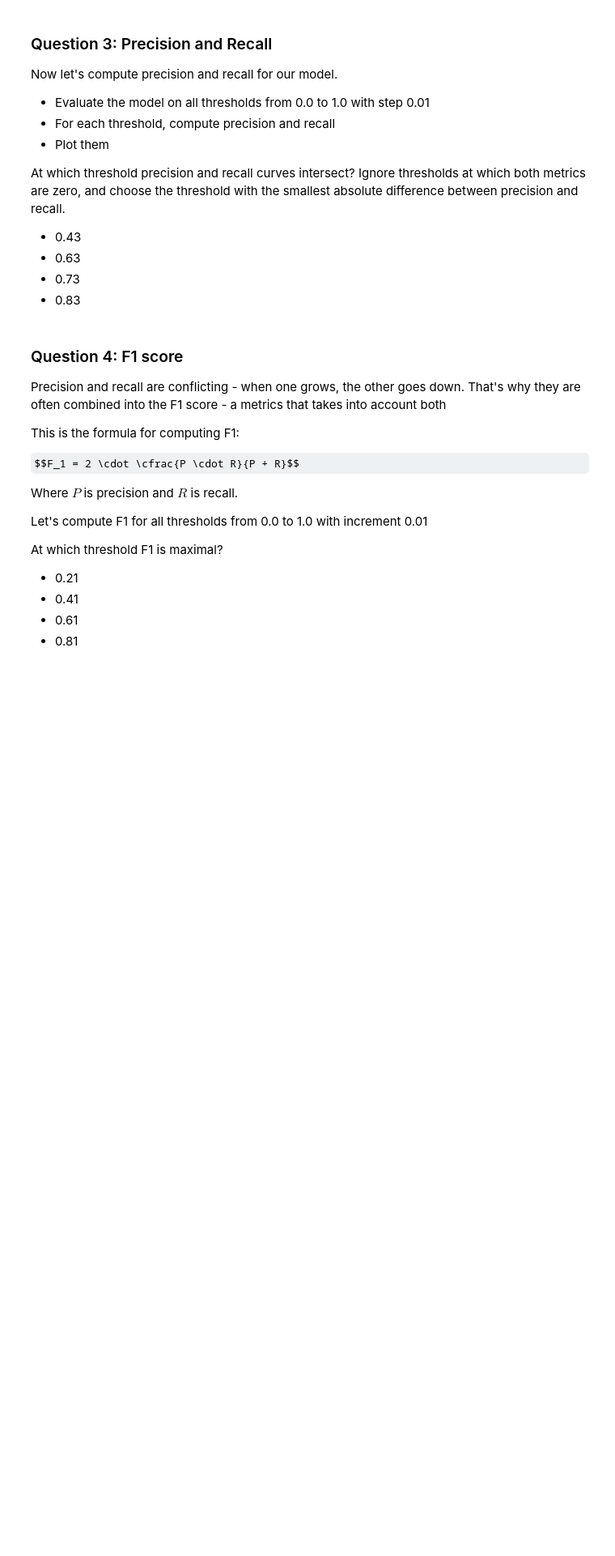
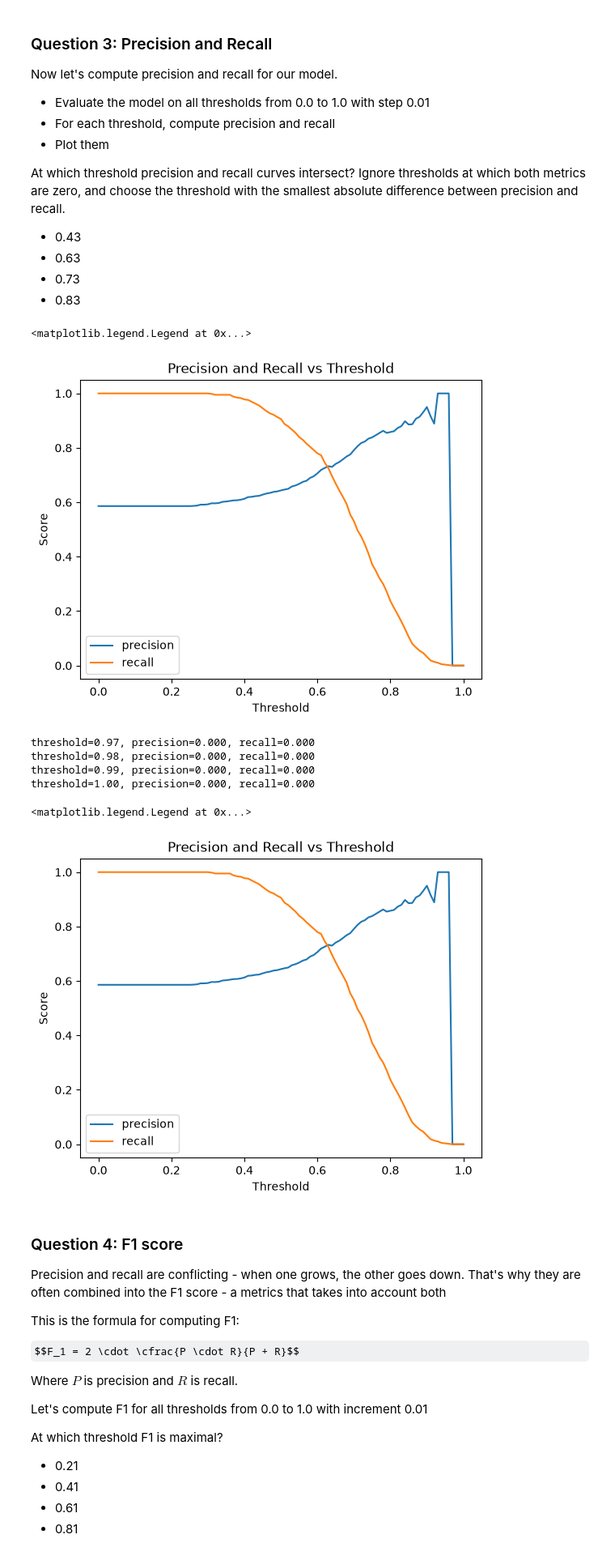
Before and after one commit to Mufado/Machine-Learning-Zoomcamp-2026, a Jupyter notebook: 04-evaluation/homework.ipynb, the cells around one changed output. Shown at 81% size. Drawn from its saved outputs; the diff is of its cells as text; code cells hidden in the pictures; some formulas as TeX source; blank space fills up the shorter version.

```diff
--- a/04-evaluation/homework.ipynb
+++ b/04-evaluation/homework.ipynb
@@ -149,3 +198,18 @@ What's the AUC of this model on the validation dataset? (round to 3 digits)
 - 0.632
 - 0.732
 - 0.832
+# %%
+dv = DictVectorizer(sparse=False)
+
+train_dicts = df_train[categorical + numerical].to_dict(orient='records')
+X_train = dv.fit_transform(train_dicts)
+
+val_dicts = df_val[categorical + numerical].to_dict(orient='records')
+X_val = dv.transform(val_dicts)
+
+model = LogisticRegression(solver='liblinear', C=1.0, max_iter=1000)
+model.fit(X_train, y_train)
+
+y_pred = model.predict_proba(X_val)[:, 1]
+
+round(roc_auc_score(y_val, y_pred), 3)
@@ -166,6 +234,50 @@ absolute difference between precision and recall.
 * 0.63
 * 0.73
 * 0.83
+# %%
+threshoulds = np.linspace(0, 1, 101)
+
+precisions = []
+recalls = []
+
+for t in threshoulds:
+    actual_positive = y_val == 1
+    actual_negative = y_val == 0
+
+    predict_positive = y_pred >= t
+    predict_negative = y_pred < t
+
+    tp = (actual_positive & predict_positive).sum()
+    fp = (actual_negative & predict_positive).sum()
+
+    tn = (actual_negative & predict_negative).sum()
+    fn = (actual_positive & predict_negative).sum()
+
+    p = tp / (tp + fp) if (tp + fp) > 0 else 0
+    r = tp / (tp + fn) if (tp + fn) > 0 else 0
+
+    if p == r:
+        print(f'threshold={t:.2f}, precision={p:.3f}, recall={r:.3f}')
+
+    precisions.append(p)
+    recalls.append(r)
+
+plt.plot(threshoulds, precisions, label='precision')
+plt.plot(threshoulds, recalls, label='recall')
+
+plt.xlabel('Threshold')
+plt.ylabel('Score')
+plt.title('Precision and Recall vs Threshold')
+plt.legend()
+# %% [output]
+<matplotlib.legend.Legend at 0x...>
+[figure, added]
+threshold=0.97, precision=0.000, recall=0.000
+threshold=0.98, precision=0.000, recall=0.000
+threshold=0.99, precision=0.000, recall=0.000
+threshold=1.00, precision=0.000, recall=0.000
+<matplotlib.legend.Legend at 0x...>
+[figure, added]
 # %% [markdown]
 ### Question 4: F1 score
 
```
Also changed, not shown: parts of 8 cells of this notebook.
